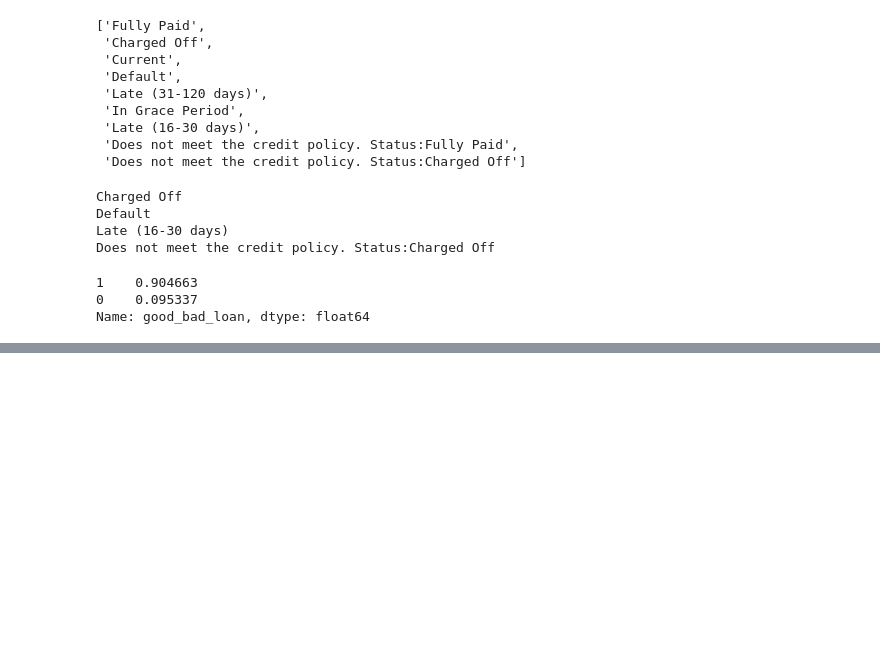
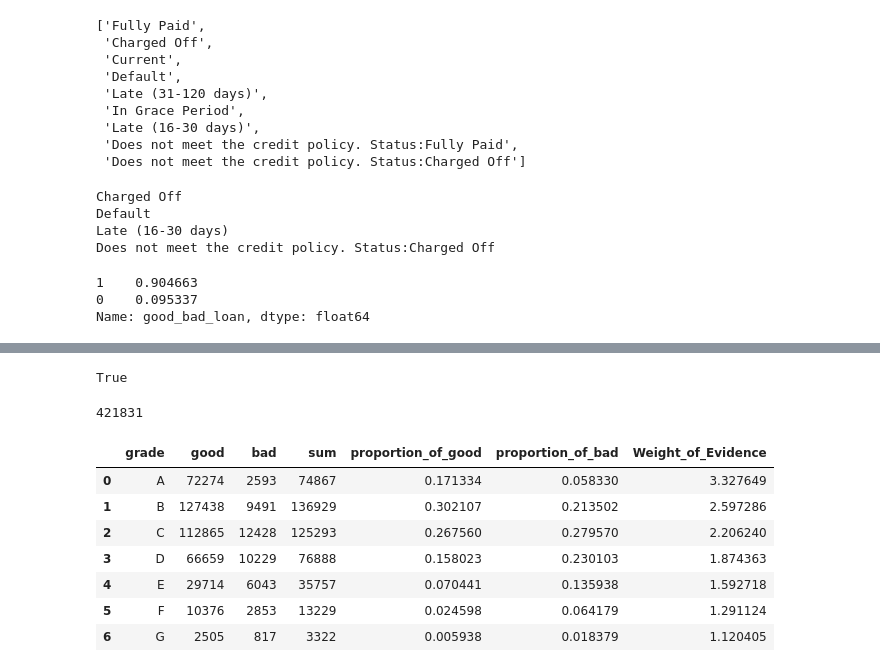
Before and after one commit to EmilSeyfullayev/Credit_Risk_Modeling_in_Python, a Jupyter notebook: General_processing.ipynb, the cells around one changed output, grey strips where cells are left out. Drawn from its saved outputs; the diff is of its cells as text; code cells hidden in the pictures; blank space fills up the shorter version.

```diff
--- a/General_processing.ipynb
+++ b/General_processing.ipynb
@@ -530,0 +568,11 @@ Name: good_bad_loan, dtype: float64
+# %%
+bad = np.where(df['good_bad_loan']== 1, 0, 1)
+good = df['good_bad_loan']
+sum(good + bad) == len(df) # if true, the we correctly converted
+# %% [output]
+True
+# %%
+df_grade = pd.DataFrame()
+df_grade['grade'] = df['grade']
+df_grade['good'] = good
+df_grade['bad'] = bad
@@ -530,0 +583,17 @@ Name: good_bad_loan, dtype: float64
+# %%
+good_sum = df_grade['good'].sum()
+# %% [output]
+421831
+# %%
+df_grade['proportion_of_good'] = df_grade['good']/df_grade['good'].sum()
+df_grade['proportion_of_bad'] = df_grade['bad']/df_grade['bad'].sum()
+df_grade
+# %% [output]
+|  | grade | good | bad | sum | proportion_of_good | proportion_of_bad | Weight_of_Evidence |
+| 0 | A | 72274 | 2593 | 74867 | 0.171334 | 0.058330 | 3.327649 |
+| 1 | B | 127438 | 9491 | 136929 | 0.302107 | 0.213502 | 2.597286 |
+| 2 | C | 112865 | 12428 | 125293 | 0.267560 | 0.279570 | 2.206240 |
+| 3 | D | 66659 | 10229 | 76888 | 0.158023 | 0.230103 | 1.874363 |
+| 4 | E | 29714 | 6043 | 35757 | 0.070441 | 0.135938 | 1.592718 |
+| 5 | F | 10376 | 2853 | 13229 | 0.024598 | 0.064179 | 1.291124 |
+| 6 | G | 2505 | 817 | 3322 | 0.005938 | 0.018379 | 1.120405 |
```
Also changed, not shown: parts of 15 cells of this notebook.
